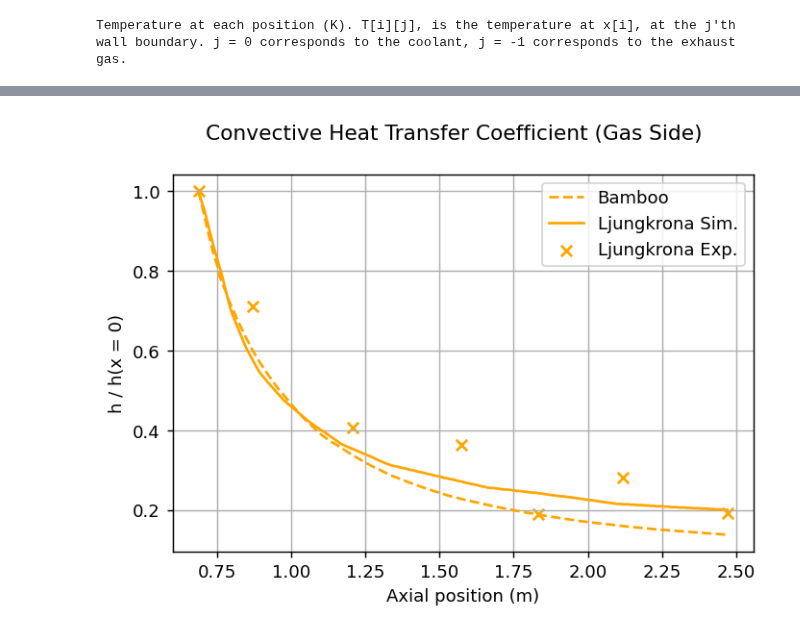
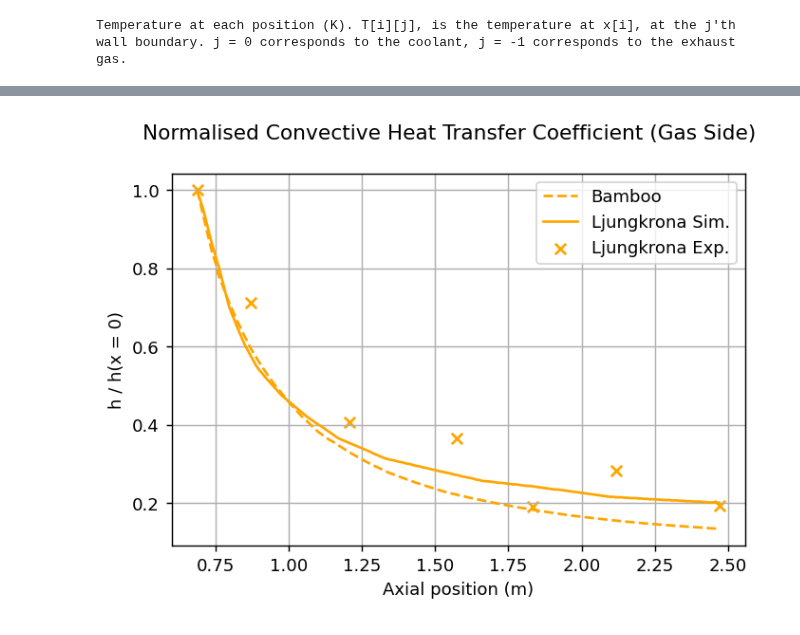
Before and after one commit to cuspaceflight/bamboo, a Jupyter notebook: validation/Vulcain Nozzle Extension.ipynb, the cells around one changed output, grey strips where cells are left out. Drawn from its saved outputs; the diff is of its cells as text; code cells hidden in the pictures.

```diff
--- a/validation/Vulcain Nozzle Extension.ipynb
+++ b/validation/Vulcain Nozzle Extension.ipynb
@@ -189,7 +189,8 @@ engine = bam.Engine(perfect_gas = perfect_gas,
                     walls = wall,
                     coolant_convection = "gnielinski",
                     exhaust_convection = "bartz-sigma",
-                    h_exhaust_sf = 1.0)
+                    h_exhaust_sf = 1.27,
+                    h_coolant_sf = 1.54)
 # %%
 # Run simulation
 bamboo_results = engine.steady_heating_analysis(counterflow = False)
@@ -368,39 +372,39 @@ plt.show()
 # %%
 # Plot exhaust side wall temperatures
 fig, ax = plt.subplots()
-fig.suptitle("Convective Heat Transfer Coefficient (Gas Side)")
+fig.suptitle("Normalised Convective Heat Transfer Coefficient (Gas Side)")
 
-# Calculate the normalised convective heat transfer coefficient
+# Calculate the normalised convective heat transfer coefficient from bamboo
 h_by_h0 = np.array(bamboo_results["dQ_dA"]) / ( np.array(bamboo_results["T"])[:,-1] - np.array(bamboo_results["T"])[:,-2])
 h_by_h0 = h_by_h0 / h_by_h0[0]
 h_by_h0 = abs(h_by_h0)
 
 # Plot wall temperatures
 ax.plot(bamboo_results["x"],
         h_by_h0,
         label= "Bamboo",
         color= "orange",
         linestyle = "--")
 
 # Plot their simulation data
 ax.plot(data["Ljungkrona"]["Extension Normalised Convective Coefficient (Sim)"]["x"],
         data["Ljungkrona"]["Extension Normalised Convective Coefficient (Sim)"]["y"],
         label= "Ljungkrona Sim.",
         color= "orange")
 
 # Plot their experimental datapoints
 ax.scatter(data["Ljungkrona"]["Extension Normalised Convective Coefficient (Exp)"]["x"],
            data["Ljungkrona"]["Extension Normalised Convective Coefficient (Exp)"]["y"],
            s = 40,
            marker = 'x',
            color = "orange",
            label = "Ljungkrona Exp.")
 
 # Formatting
 ax.set_ylabel("h / h(x = 0)")
 ax.set_xlabel("Axial position (m)")
 ax.grid()
 ax.legend()
 plt.show()
 # %% [output]
-[figure, old version]
+[figure, new version]
```
Also changed, not shown: parts of 5 cells of this notebook, 1 other file.
